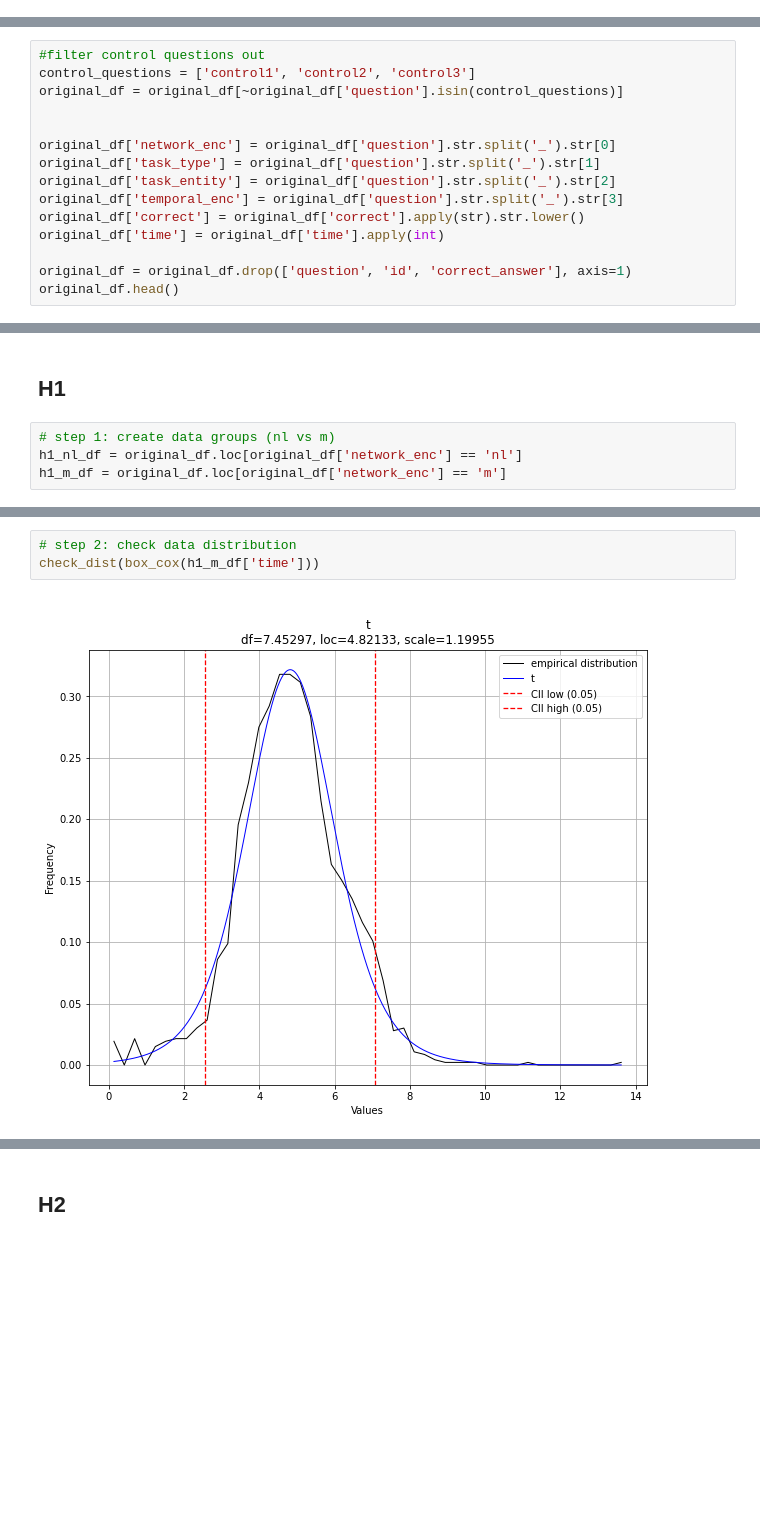
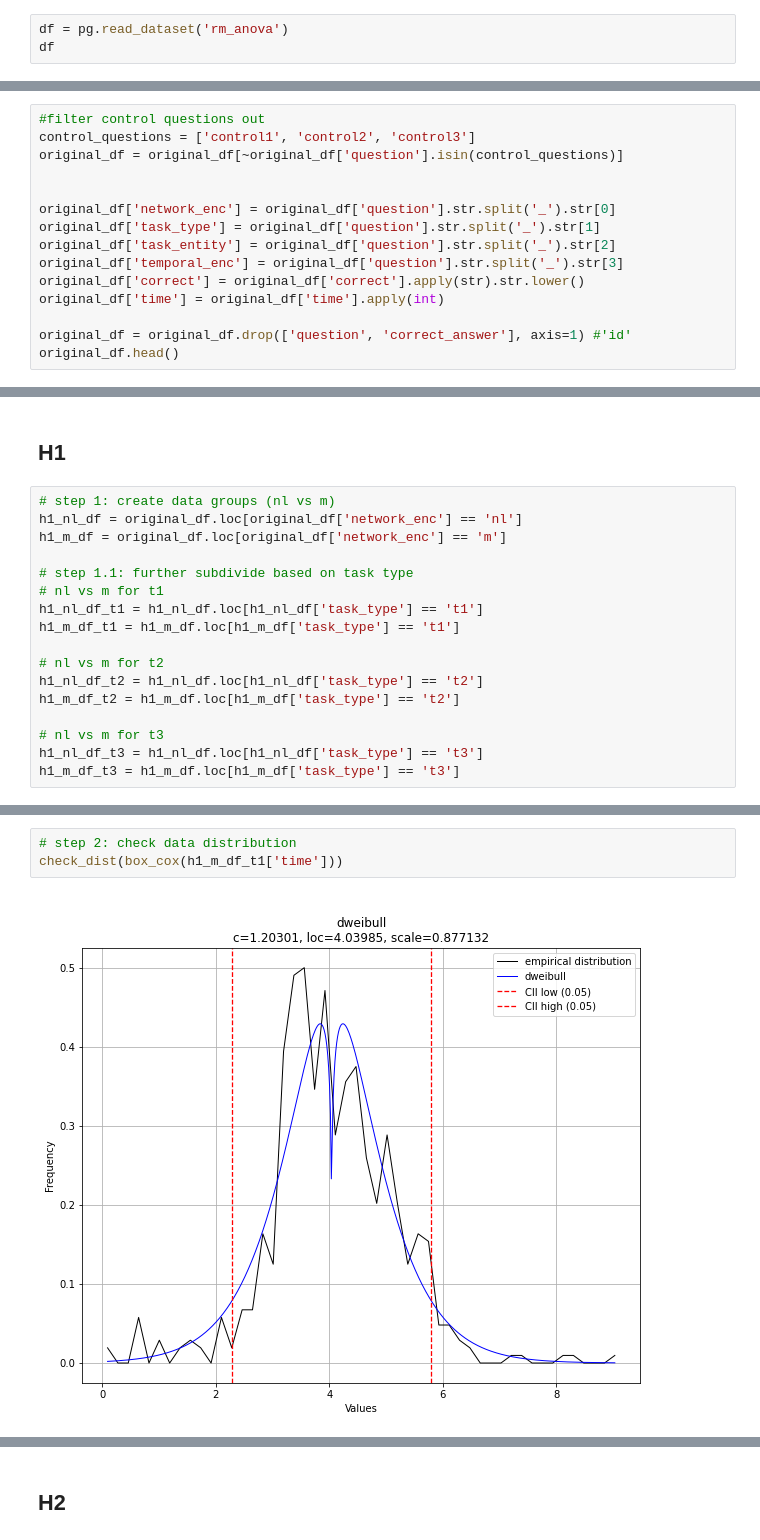
Before and after one commit to velitchko/graph-vis-evaluation-ext, a Jupyter notebook: python/Hypotheses.ipynb, the cells around one changed output, grey strips where cells are left out. Cells and saved outputs as stored; diff of their text form; blank space fills up the shorter version.

```diff
--- a/python/Hypotheses.ipynb
+++ b/python/Hypotheses.ipynb
@@ -29,3 +32,6 @@ original_df.head()
 | 2 | B | 02f10e19-83e5-48a3-be35-5258e2e89c1a | m_t1_single_tl | 3 | 62 | 5 | 3 | True | [156, 151, 203, 318, 162, 159, 15... | ... |
 | 3 | B | 02f10e19-83e5-48a3-be35-5258e2e89c1a | m_t3_clique_jp | 5 | 605 | 5 | 3 | False | [] | ... |
 | 4 | B | 02f10e19-83e5-48a3-be35-5258e2e89c1a | m_t1_single_si | 2 | 40 | 5 | 2 | True | [] | ... |
+# %%
+df = pg.read_dataset('rm_anova')
+df
@@ -54,6 +74,6 @@ original_df['temporal_enc'] = original_df['question'].str.split('_').str[3]
 original_df['correct'] = original_df['correct'].apply(str).str.lower()
 original_df['time'] = original_df['time'].apply(int)
 
-original_df = original_df.drop(['question', 'id', 'correct_answer'], axis=1)
+original_df = original_df.drop(['question', 'correct_answer'], axis=1) #'id'
 original_df.head()
 # %% [output]
@@ -127,5 +163,18 @@ def box_plot(df):
 # step 1: create data groups (nl vs m)
 h1_nl_df = original_df.loc[original_df['network_enc'] == 'nl']
 h1_m_df = original_df.loc[original_df['network_enc'] == 'm']
+
+# step 1.1: further subdivide based on task type
+# nl vs m for t1
+h1_nl_df_t1 = h1_nl_df.loc[h1_nl_df['task_type'] == 't1']
+h1_m_df_t1 = h1_m_df.loc[h1_m_df['task_type'] == 't1']
+
+# nl vs m for t2
+h1_nl_df_t2 = h1_nl_df.loc[h1_nl_df['task_type'] == 't2']
+h1_m_df_t2 = h1_m_df.loc[h1_m_df['task_type'] == 't2']
+
+# nl vs m for t3
+h1_nl_df_t3 = h1_nl_df.loc[h1_nl_df['task_type'] == 't3']
+h1_m_df_t3 = h1_m_df.loc[h1_m_df['task_type'] == 't3']
 # %%
 # step 2: check data distribution
@@ -135,5 +194,5 @@ check_dist(box_cox(h1_nl_df['time']))
 # %%
 # step 2: check data distribution
-check_dist(box_cox(h1_m_df['time']))
+check_dist(box_cox(h1_m_df_t1['time']))
 # %% [output]
-[figure, old version]
+[figure, new version]
```
Also changed, not shown: parts of 126 cells of this notebook.
